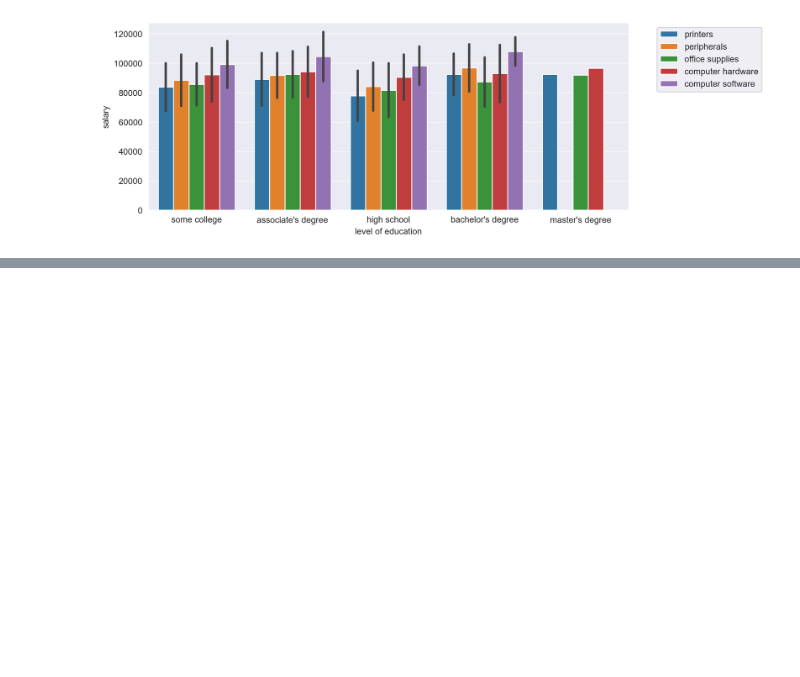
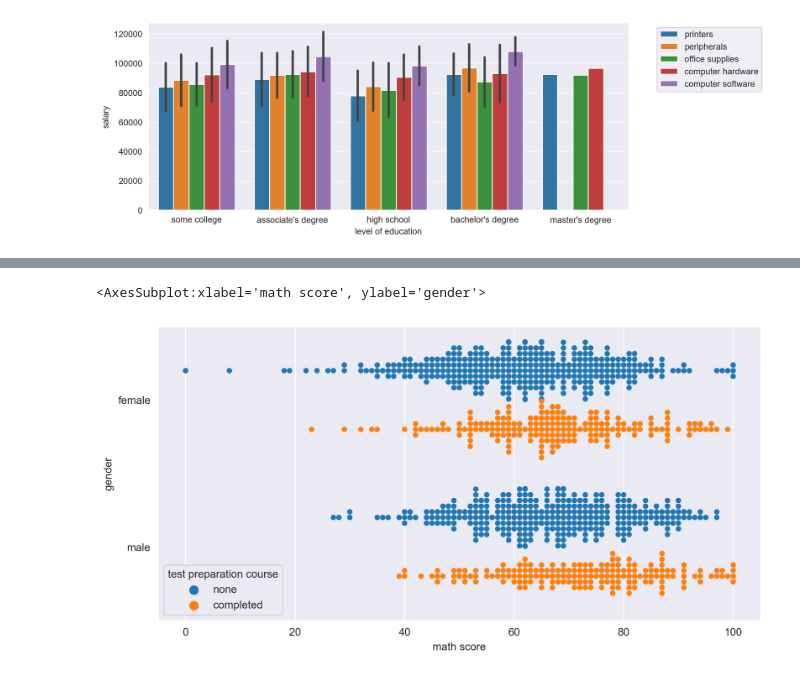
Before and after one commit to kinwong/Udemy-Machine-Learning-Data-Science-Masterclass, a Jupyter notebook: seaborn.ipynb, the cells around one changed output, grey strips where cells are left out. Cells and saved outputs as stored; diff of their text form; code cells hidden in the pictures; blank space fills up the shorter version.

```diff
--- a/seaborn.ipynb
+++ b/seaborn.ipynb
@@ -44,0 +67,6 @@ plt.legend(bbox_to_anchor=(1.05, 1));
+# %%
+fig = plt.figure(figsize=(10,5),dpi=240)
+sns.swarmplot(data=df, x='math score', y='gender', hue='test preparation course', dodge=True);
+# %% [output]
+<AxesSubplot:xlabel='math score', ylabel='gender'>
+[figure, added]
```
Also changed, not shown: parts of 8 cells of this notebook.
